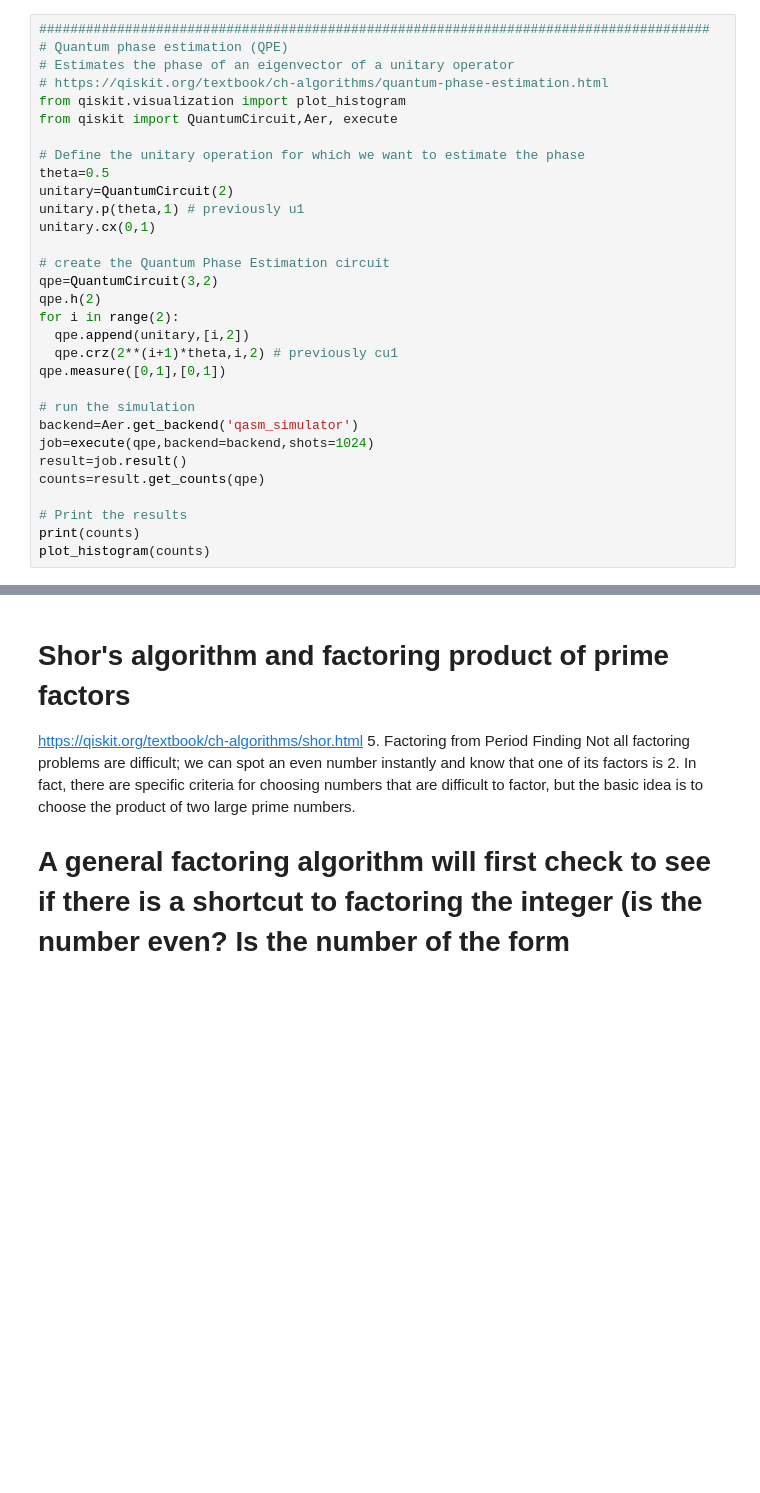
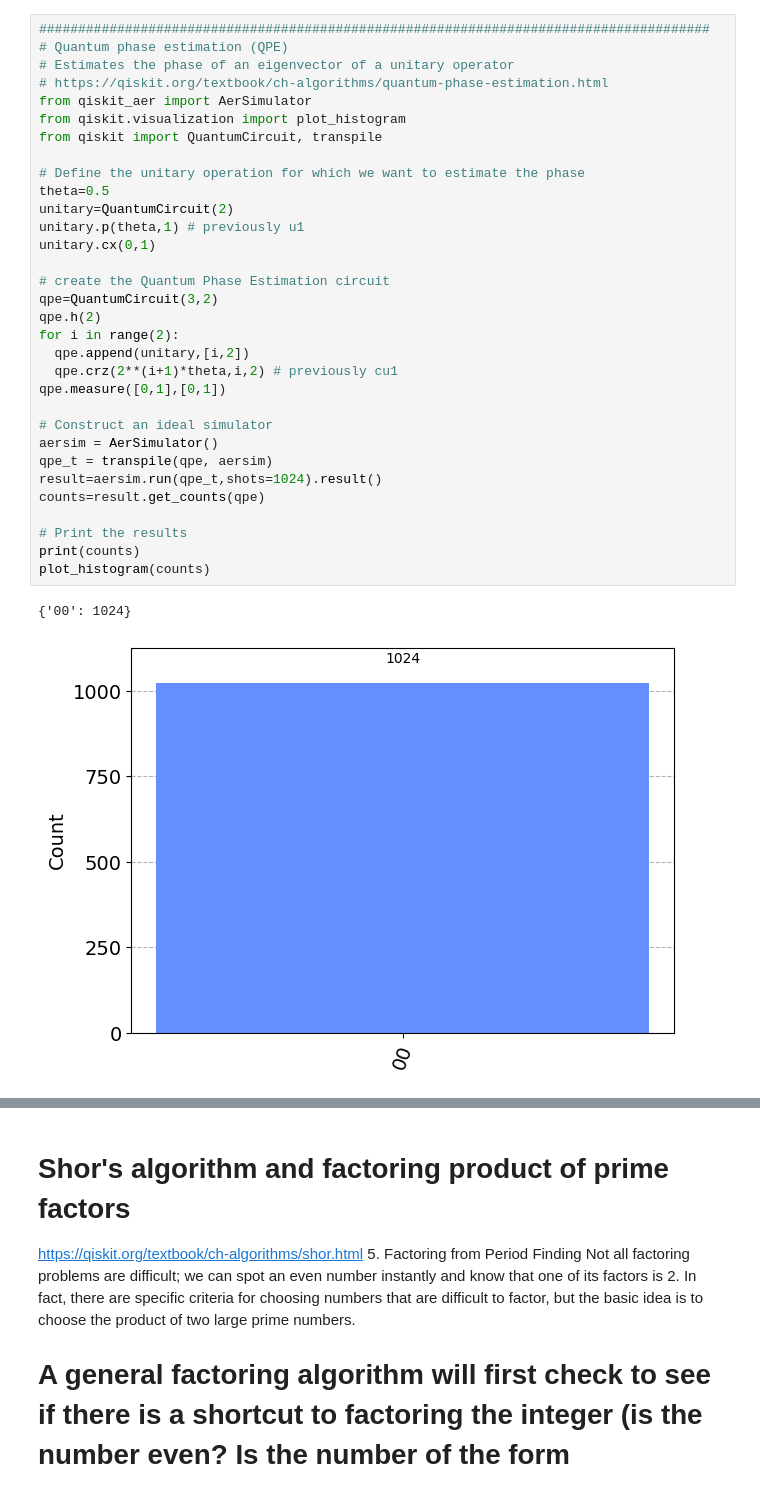
Before and after one commit to marcjofreProf/SeminarQuantumTechnologiesCybersecurity, a Jupyter notebook: ExtraScripts/ExtraQuantumTechnologiesScripts.ipynb, the cells around one changed output, grey strips where cells are left out. Cells and saved outputs as stored; diff of their text form; blank space fills up the shorter version.

```diff
--- a/ExtraScripts/ExtraQuantumTechnologiesScripts.ipynb
+++ b/ExtraScripts/ExtraQuantumTechnologiesScripts.ipynb
@@ -71,34 +82,38 @@ plot_histogram(counts)
 # %%
 ######################################################################################
 # Quantum phase estimation (QPE)
 # Estimates the phase of an eigenvector of a unitary operator
 # https://qiskit.org/textbook/ch-algorithms/quantum-phase-estimation.html
+from qiskit_aer import AerSimulator
 from qiskit.visualization import plot_histogram
-from qiskit import QuantumCircuit,Aer, execute
+from qiskit import QuantumCircuit, transpile
 
 # Define the unitary operation for which we want to estimate the phase
 theta=0.5
 unitary=QuantumCircuit(2)
 unitary.p(theta,1) # previously u1
 unitary.cx(0,1)
 
 # create the Quantum Phase Estimation circuit
 qpe=QuantumCircuit(3,2)
 qpe.h(2)
 for i in range(2):
   qpe.append(unitary,[i,2])
   qpe.crz(2**(i+1)*theta,i,2) # previously cu1
 qpe.measure([0,1],[0,1])
 
-# run the simulation
-backend=Aer.get_backend('qasm_simulator')
-job=execute(qpe,backend=backend,shots=1024)
-result=job.result()
+# Construct an ideal simulator
+aersim = AerSimulator()
+qpe_t = transpile(qpe, aersim)
+result=aersim.run(qpe_t,shots=1024).result()
 counts=result.get_counts(qpe)
 
 # Print the results
 print(counts)
 plot_histogram(counts)
+# %% [output]
+{'00': 1024}
+[figure, added]
 # %%
 ###################################################################################
 # Grover's algorithm
```
Also changed, not shown: parts of 4 cells of this notebook.
